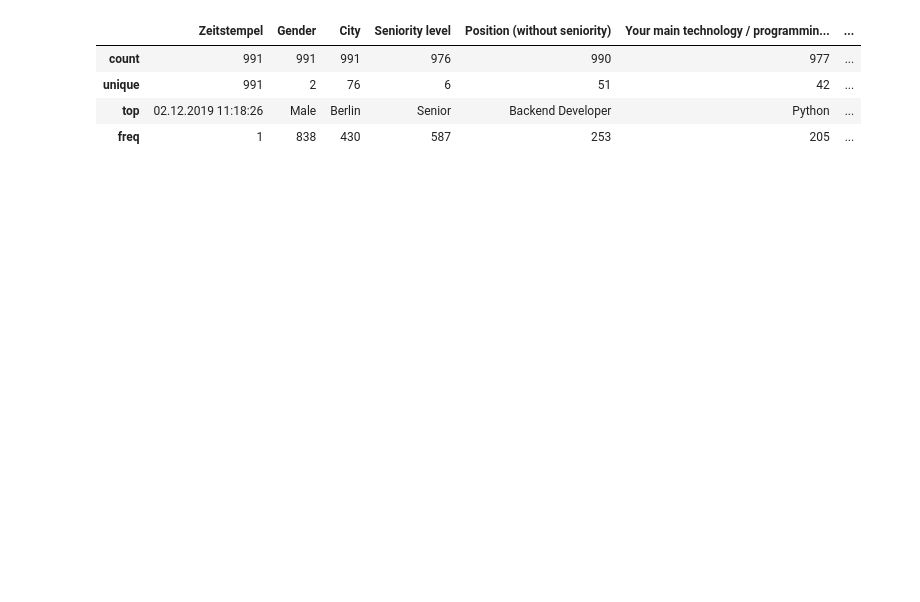
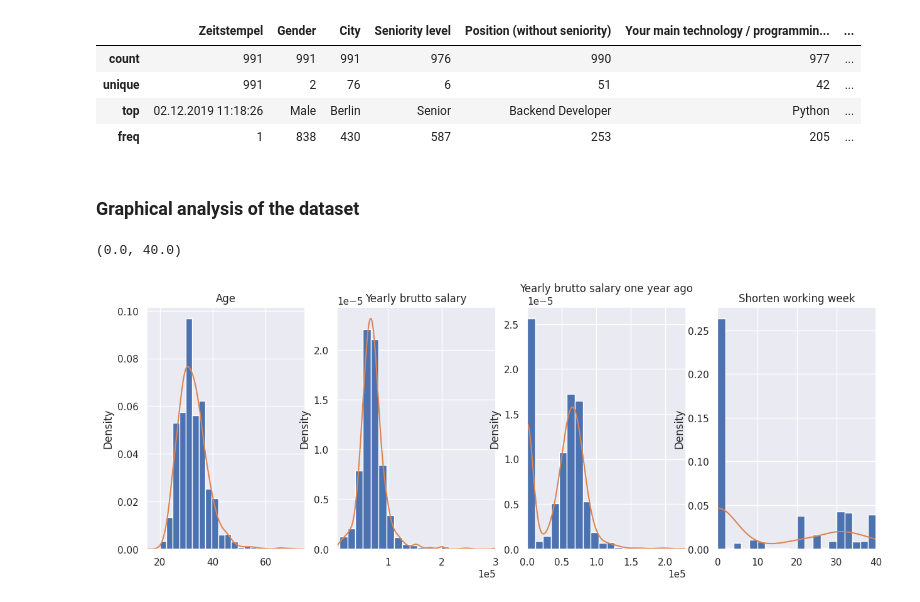
Before and after one commit to x00Pavel/Data-Storage-and-Preparation-projects, a Jupyter notebook: projekt-2/main.ipynb, the cells around one changed output. Cells and saved outputs as stored; diff of their text form; code cells hidden in the pictures; blank space fills up the shorter version.

Commit message:
add graphs for one dataset

```diff
--- a/projekt-2/main.ipynb
+++ b/projekt-2/main.ipynb
@@ -8,9 +8,12 @@
     - proveďte korelační analýzu numerických atributů (k analýze využijte i grafy a korelační koeficienty).
 # %%
 import numpy as np
+import matplotlib.pyplot as plt
+import pandas as pd
 from pathlib import Path
 from os import getcwd
-import pandas as pd
+import seaborn as sns
+sns.set_theme()
 # %% [markdown]
 ### Global definition
 # %%
@@ -58,0 +64,7 @@ d1.describe()
+# %%
+d1.rename(columns={'Yearly brutto salary (without bonus and stocks) in EUR': 'yearly_brutto_salary',
+                   'Annual brutto salary (without bonus and stocks) one year ago. Only answer if staying in the same country': 'yearly_brutto_salary_year_ago',
+                   'Have you been forced to have a shorter working week (Kurzarbeit)? If yes, how many hours per week': 'shorten_week'},
+                   inplace=True)
+d1 = d1[(d1.yearly_brutto_salary < 8e5) & (d1.yearly_brutto_salary_year_ago < 7.5e5)]
+d1.describe()
@@ -135,3 +157,33 @@ d3.describe(include="object")
 | unique | 991 | 2 | 76 | 6 | 51 | 42 | ... |
 | top | 02.12.2019 11:18:26 | Male | Berlin | Senior | Backend Developer | Python | ... |
 | freq | 1 | 838 | 430 | 587 | 253 | 205 | ... |
+# %% [markdown]
+### Graphical analysis of the dataset
+# %%
+fix, ax = plt.subplots(1, 4, figsize=(15, 5))
+# d1.hist(ax=ax)
+ax[0].set_title("Age")
+d1.Age.hist(bins=20, density=True, ax=ax[0])
+d1.Age.plot(kind='kde', ax=ax[0])
+ax[0].set_xlim(15, 75)
+
+
+ax[1].set_title("Yearly brutto salary")
+d1.yearly_brutto_salary.hist(ax=ax[1], bins=20, density=True)
+d1.yearly_brutto_salary.plot(kind='kde', ax=ax[1])
+ax[1].ticklabel_format(style='sci', axis='x', scilimits=(0,0))
+ax[1].set_xlim(5e3, d1.yearly_brutto_salary.max())
+
+ax[2].set_title("Yearly brutto salary one year ago")
+d1.yearly_brutto_salary_year_ago.hist(ax=ax[2], bins=20, density=True)
+d1.yearly_brutto_salary_year_ago.plot(kind='kde', ax=ax[2])
+ax[2].set_xlim(0, d1.yearly_brutto_salary_year_ago.max())
+ax[2].ticklabel_format(style='sci', axis='x', scilimits=(0,0))
+
+ax[3].set_title("Shorten working week")
+d1.shorten_week.hist(ax=ax[3], bins=20, density=True)
+d1.shorten_week.plot(kind='kde', ax=ax[3])
+ax[3].set_xlim(0, d1.shorten_week.max())
+# %% [output]
+(0.0, 40.0)
+[figure, added]
```
Also changed, not shown: parts of 2 cells of this notebook.
